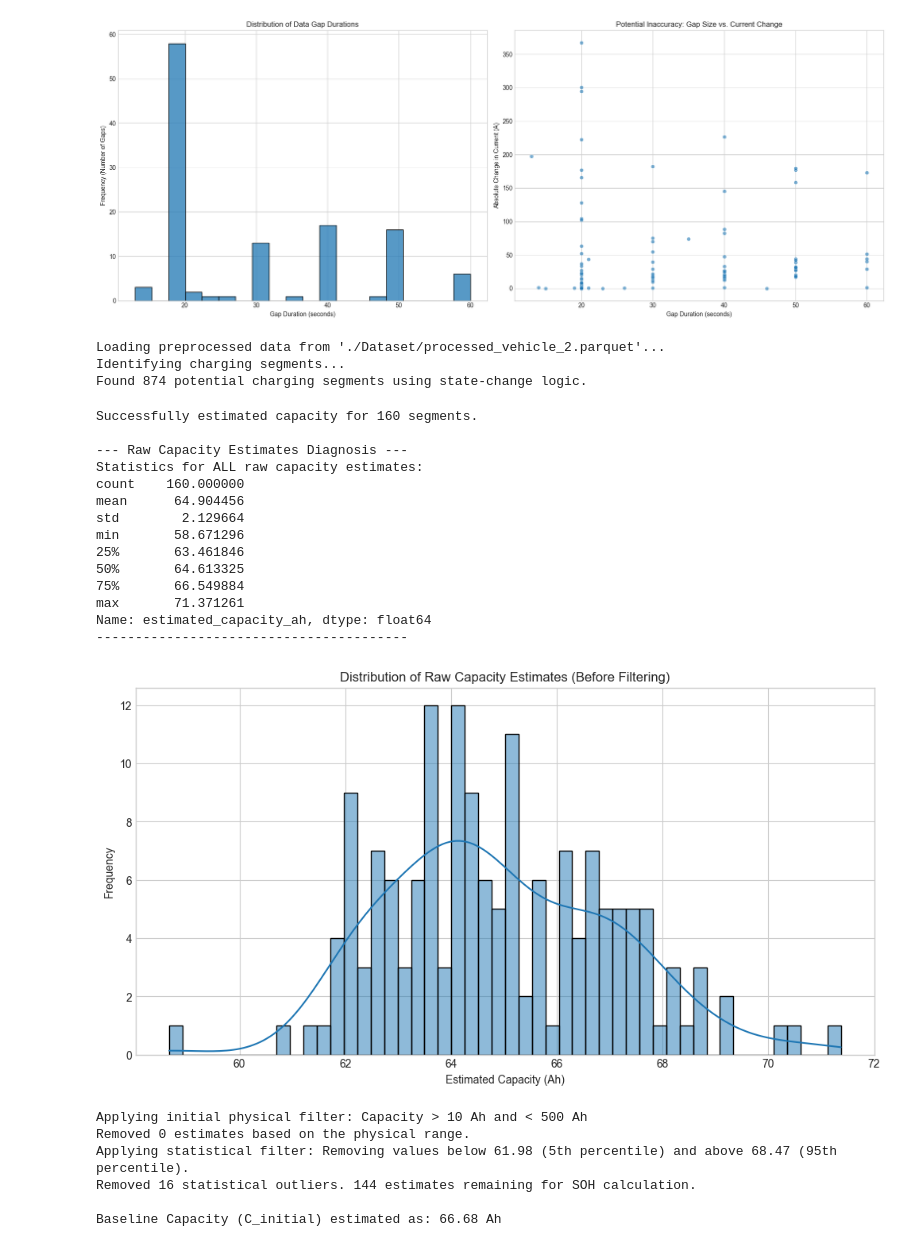
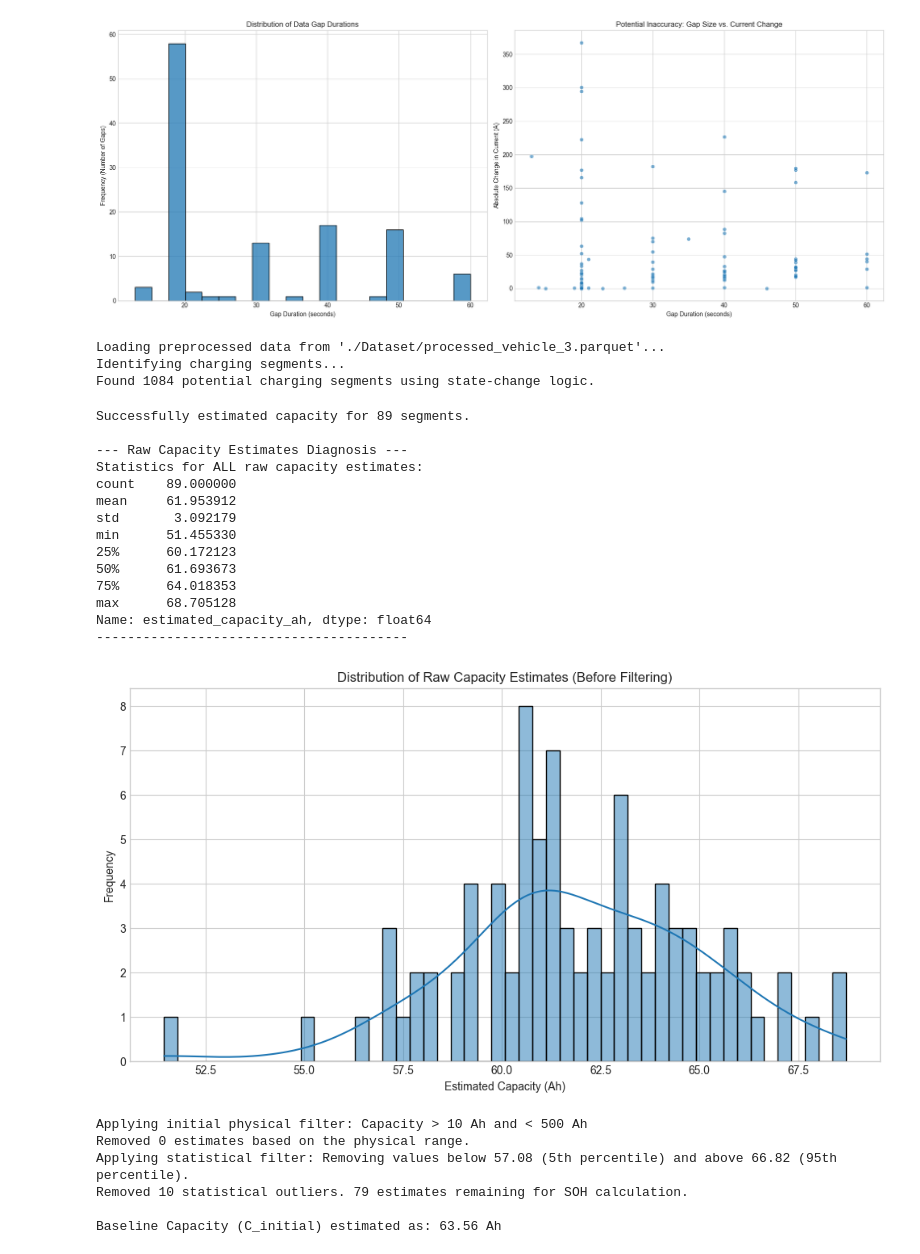
Before and after one commit to Shrinarayann/EV-Analysis, a Jupyter notebook: analysis.ipynb, the cells around one changed output. Drawn from its saved outputs; the diff is of its cells as text; code cells hidden in the pictures.

```diff
--- a/analysis.ipynb
+++ b/analysis.ipynb
@@ -573,22 +565,16 @@ Name: current_change_across_gap, dtype: float64
 ------------------------------------
 [figure]
 # %%
-import pandas as pd
-import numpy as np
-import matplotlib.pyplot as plt
-import seaborn as sns
-from tqdm import tqdm
-
 # --- Configuration ---
 MIN_SOC_CHANGE_FOR_ESTIMATION = 10
 MIN_DURATION_FOR_ESTIMATION_S = 600
 
 MIN_CAPACITY_GUESS_AH = 10
 MAX_CAPACITY_GUESS_AH = 500
-charging_df=None
+df=None
 
 def estimate_soh_with_diagnostics(processed_file_path):
-    global charging_df
+    global df
     """
     Estimates battery SOH with a more robust segment identification logic.
     """
@@ -603,19 +589,18 @@ def estimate_soh_with_diagnostics(processed_file_path):
         print("No 'Parked Charging' segments with negative current found.")
         return
 
-    # --- ROBUST SEGMENT IDENTIFICATION (The Changed Part) ---
-    # The key is to check for non-consecutive rows from the original dataframe.
+    # --- Finding the Segments ---
+    #We first find group all one charging session as one segment, if a new charging session starts we group it to next segment
+
     # We can do this by looking at the dataframe's index. A new segment starts
     # if the difference between the indices of consecutive 'Parked Charging' rows
     # is greater than 1. This signifies a state change occurred in between.
 
-    # Calculate the difference between consecutive indices in the filtered dataframe.
     index_diff = charging_df.index.to_series().diff()
 
-    # A difference > 1 means there was an interruption (a different charge_state).
+
     # Use .cumsum() to assign a unique ID to each continuous charging block.
     charging_df['segment_id'] = (index_diff > 1).cumsum()
-    # --- END OF CHANGE ---
 
     print(f"Found {charging_df['segment_id'].nunique()} potential charging segments using state-change logic.")
 
@@ -697,6 +682,18 @@ def estimate_soh_with_diagnostics(processed_file_path):
         (capacity_df_filtered['estimated_capacity_ah'] < q_high)
     ]
 
+    # q1 = capacity_df_filtered['estimated_capacity_ah'].quantile(0.25)
+    # q3 = capacity_df_filtered['estimated_capacity_ah'].quantile(0.75)
+    # iqr = q3 - q1
+    # lower_bound = q1 - 1.5 * iqr
+    # upper_bound = q3 + 1.5 * iqr
+
+    # print(f"Applying IQR filter: Removing values below {lower_bound:.2f} and above {upper_bound:.2f}.")
+    # capacity_df_final = capacity_df_filtered[
+    #     (capacity_df_filtered['estimated_capacity_ah'] > lower_bound) &
+    #     (capacity_df_filtered['estimated_capacity_ah'] < upper_bound)
+    # ]
+
     print(f"Removed {final_count_before_quantile - len(capacity_df_filtered)} statistical outliers. {len(capacity_df_filtered)} estimates remaining for SOH calculation.")
 
     if capacity_df_filtered.empty:
@@ -718,49 +715,49 @@ def estimate_soh_with_diagnostics(processed_file_path):
 
     capacity_df_filtered['soh'] = (capacity_df_filtered['estimated_capacity_ah'] / c_initial) * 100
 
     # Step 6: Visualize the Results
     plt.style.use('seaborn-v0_8-whitegrid')
     fig, ax1 = plt.subplots(figsize=(15, 7))
 
     sns.scatterplot(x='timestamp', y='soh', data=capacity_df_filtered, ax=ax1, alpha=0.3, label='SOH Estimate per Charge Cycle')
 
     rolling_soh = capacity_df_filtered.set_index('timestamp')['soh'].rolling(window=10, center=True, min_periods=3).mean()
     rolling_soh.plot(ax=ax1, color='red', linewidth=2.5, label='SOH Trend (10-point rolling average)')
 
     ax1.set_title('Battery State of Health (SOH) Degradation Over Time', fontsize=16)
     ax1.set_xlabel('Date', fontsize=12)
     ax1.set_ylabel('State of Health (%)', fontsize=12)
     ax1.set_ylim(bottom=min(80, capacity_df_filtered['soh'].min() - 5))
     ax1.legend()
     plt.tight_layout()
     plt.show()
 
 if __name__ == '__main__':
     # Ensure this path points to your preprocessed parquet file
-    PROCESSED_DATA_FILE = './Dataset/processed_vehicle_2.parquet'
+    PROCESSED_DATA_FILE = './Dataset/processed_vehicle_3.parquet'
     estimate_soh_with_diagnostics(PROCESSED_DATA_FILE)
 # %% [output]
-Loading preprocessed data from './Dataset/processed_vehicle_2.parquet'...
+Loading preprocessed data from './Dataset/processed_vehicle_3.parquet'...
 Identifying charging segments...
-Found 874 potential charging segments using state-change logic.
+Found 1084 potential charging segments using state-change logic.
-Successfully estimated capacity for 160 segments.
+Successfully estimated capacity for 89 segments.
 
 --- Raw Capacity Estimates Diagnosis ---
 Statistics for ALL raw capacity estimates:
-count    160.000000
-mean      64.904456
-std        2.129664
-min       58.671296
-25%       63.461846
-50%       64.613325
-75%       66.549884
-max       71.371261
+count    89.000000
+mean     61.953912
+std       3.092179
+min      51.455330
+25%      60.172123
+50%      61.693673
+75%      64.018353
+max      68.705128
 Name: estimated_capacity_ah, dtype: float64
 ----------------------------------------
-[figure, old version]
+[figure, new version]
 Applying initial physical filter: Capacity > 10 Ah and < 500 Ah
 Removed 0 estimates based on the physical range.
-Applying statistical filter: Removing values below 61.98 (5th percentile) and above 68.47 (95th percentile).
-Removed 16 statistical outliers. 144 estimates remaining for SOH calculation.
+Applying statistical filter: Removing values below 57.08 (5th percentile) and above 66.82 (95th percentile).
+Removed 10 statistical outliers. 79 estimates remaining for SOH calculation.
 
-Baseline Capacity (C_initial) estimated as: 66.68 Ah
+Baseline Capacity (C_initial) estimated as: 63.56 Ah
```
Also changed, not shown: parts of 10 cells of this notebook.
